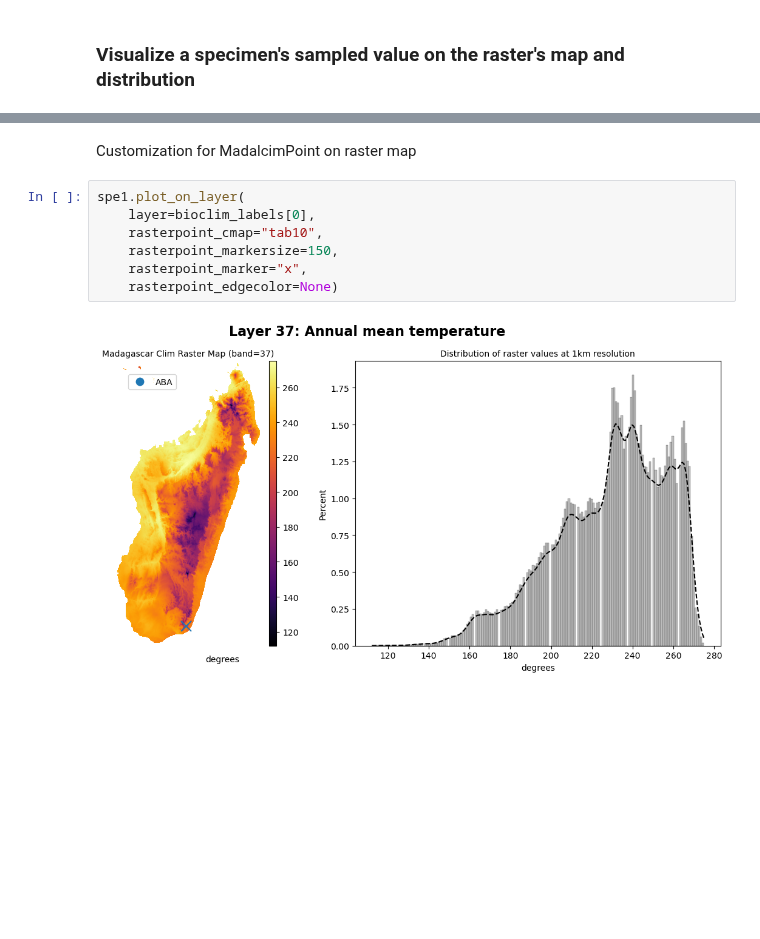
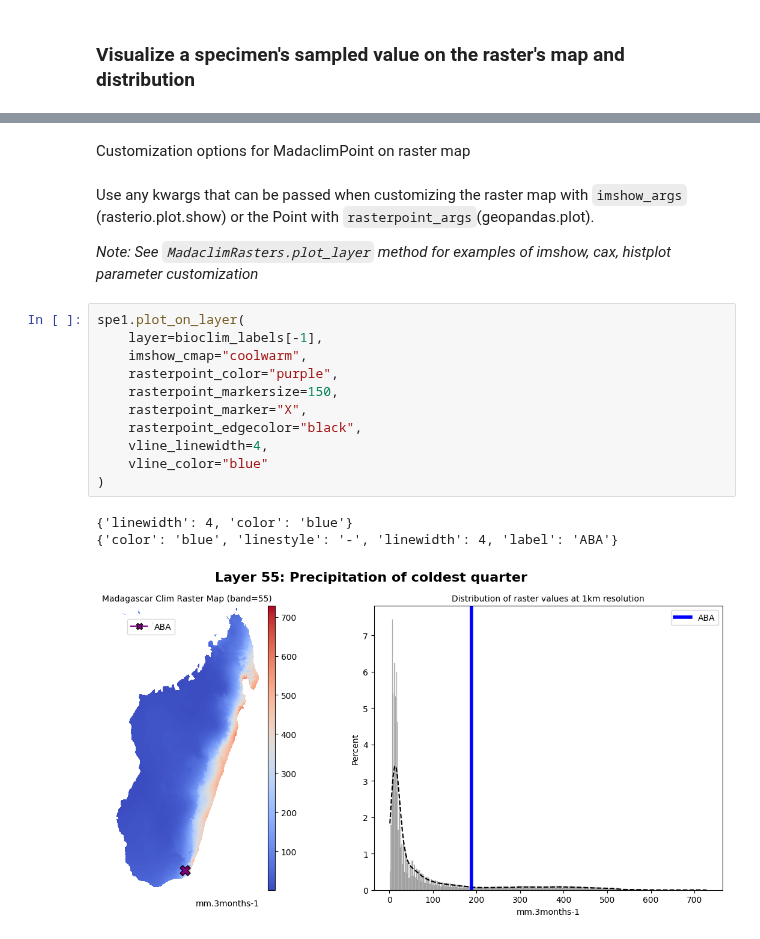
Before and after one commit to tahiri-lab/py_madaclim, a Jupyter notebook: example/full_walktrhough.ipynb, the cells around one changed output, grey strips where cells are left out. Saved outputs shown, nothing was run; the diff lists cells and outputs as text; blank space fills up the shorter version.

Commit message:
Update MadaclimPoint plotting example

```diff
--- a/example/full_walktrhough.ipynb
+++ b/example/full_walktrhough.ipynb
@@ -766,11 +742,21 @@ spe1.plot_on_layer(bioclim_labels[0])
 # %% [markdown]
-Customization for MadalcimPoint on raster map
+Customization options for MadaclimPoint on raster map
+# %% [markdown]
+Use any kwargs that can be passed when customizing the raster map with `imshow_args` (rasterio.plot.show) or the Point with `rasterpoint_args`(geopandas.plot).
+
+*Note: See `MadaclimRasters.plot_layer` method for examples of imshow, cax, histplot parameter customization*
 # %%
 spe1.plot_on_layer(
-    layer=bioclim_labels[0],
-    rasterpoint_cmap="tab10",
+    layer=bioclim_labels[-1],
+    imshow_cmap="coolwarm",
+    rasterpoint_color="purple",
     rasterpoint_markersize=150,
-    rasterpoint_marker="x",
-    rasterpoint_edgecolor=None)
+    rasterpoint_marker="X",
+    rasterpoint_edgecolor="black",
+    vline_linewidth=4,
+    vline_color="blue"
+)
 # %% [output]
+{'linewidth': 4, 'color': 'blue'}
+{'color': 'blue', 'linestyle': '-', 'linewidth': 4, 'label': 'ABA'}
-[figure, old version]
+[figure, new version]
```
Also changed, not shown: parts of 11 cells of this notebook.
